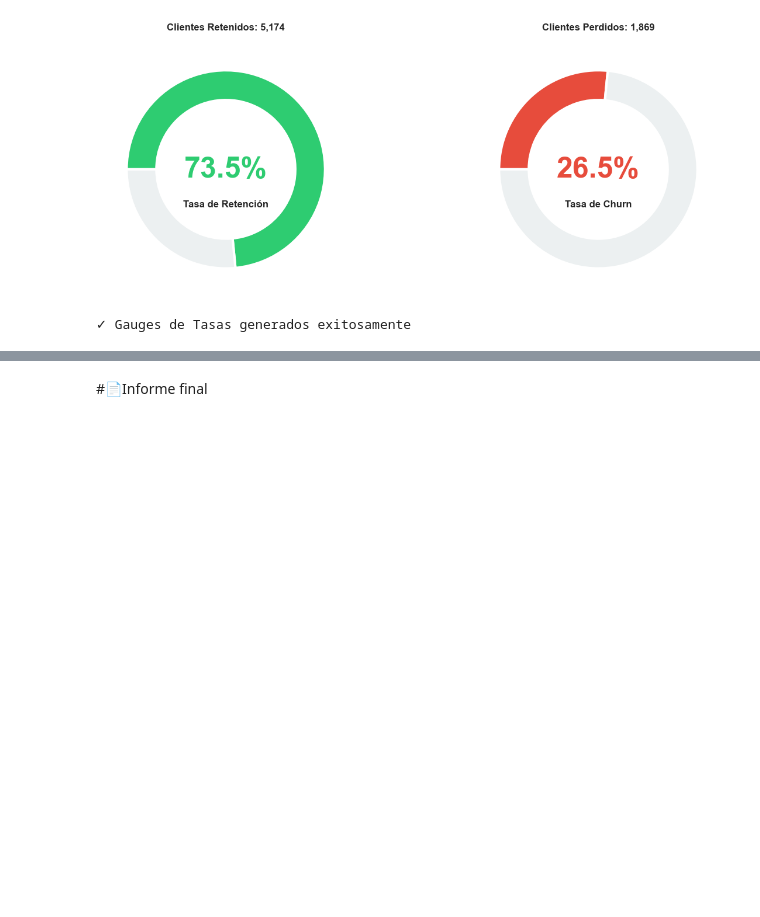
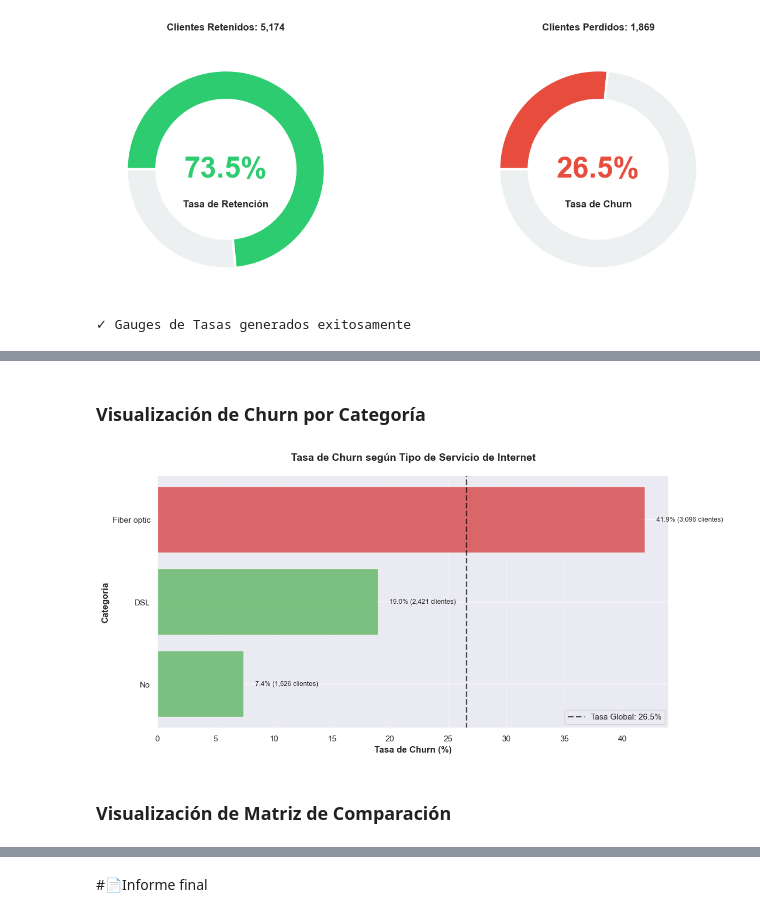
Before and after one commit to marianoInsa/ONE-TelecomX, a Jupyter notebook: Challenge-TelecomX.ipynb, the cells around one changed output, grey strips where cells are left out. Drawn from its saved outputs; the diff is of its cells as text; code cells hidden in the pictures; blank space fills up the shorter version.

Commit message:
add: análisis de churn por variables categóricas

```diff
--- a/Challenge-TelecomX.ipynb
+++ b/Challenge-TelecomX.ipynb
@@ -1168,0 +1459,50 @@ print("✓ Gauges de Tasas generados exitosamente")
+# %% [markdown]
+### Visualización de Churn por Categoría
+# %%
+def visualizar_churn_categoria(df, variable, titulo=None):
+    """
+    Crea visualización de tasas de churn para una variable categórica.
+    """
+    # ordenar por tasa descendente
+    df_plot = df.sort_values('Tasa_Churn_%', ascending=True)
+
+    fig, ax = plt.subplots(figsize=(12, max(6, len(df_plot) * 0.4)))
+
+    # crear barras horizontales con colores según tasa
+    colors = ['#d32f2f' if x >= 35 else '#ff9800' if x >= 25 else '#4caf50'
+              for x in df_plot['Tasa_Churn_%']]
+
+    bars = ax.barh(df_plot['Categoria'], df_plot['Tasa_Churn_%'], color=colors, alpha=0.7)
+
+    # línea de referencia de la tasa global
+    tasa_global = 26.54
+    ax.axvline(tasa_global, color='black', linestyle='--', linewidth=2,
+               label=f'Tasa Global: {tasa_global:.1f}%', alpha=0.7)
+
+    # etiquetas en las barras
+    for i, (idx, row) in enumerate(df_plot.iterrows()):
+        ax.text(row['Tasa_Churn_%'] + 1, i,
+                f"{row['Tasa_Churn_%']:.1f}% ({row['Total_Clientes']:,} clientes)",
+                va='center', fontsize=9)
+
+    # configuración del gráfico
+    titulo_final = titulo if titulo else f'Tasa de Churn por {variable}'
+    ax.set_xlabel('Tasa de Churn (%)', fontsize=12, fontweight='bold')
+    ax.set_ylabel(variable, fontsize=12, fontweight='bold')
+    ax.set_title(titulo_final, fontsize=14, fontweight='bold', pad=20)
+    ax.legend(loc='lower right')
+    ax.grid(axis='x', alpha=0.3)
+
+    plt.tight_layout()
+    return fig, ax
+# %%
+grafico_churn_internet, ax_internet = visualizar_churn_categoria(
+    df=resultados_analisis['internet_internetservice'],
+    variable='Categoria',
+    titulo='Tasa de Churn según Tipo de Servicio de Internet'
+)
+plt.show()
+# %% [output]
+[figure, added]
+# %% [markdown]
+### Visualización de Matriz de Comparación
```
Also changed, not shown: parts of 33 cells of this notebook.
